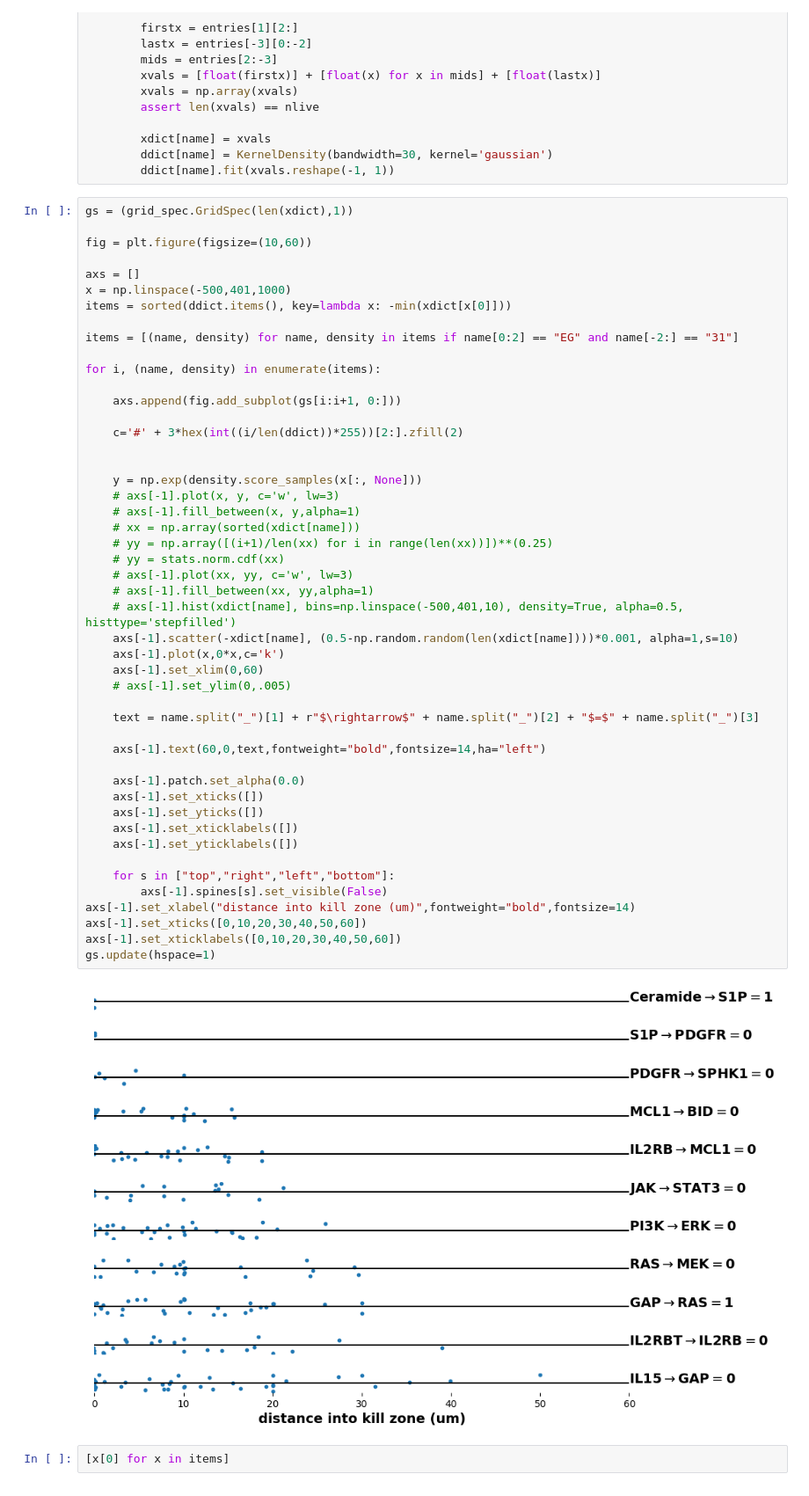
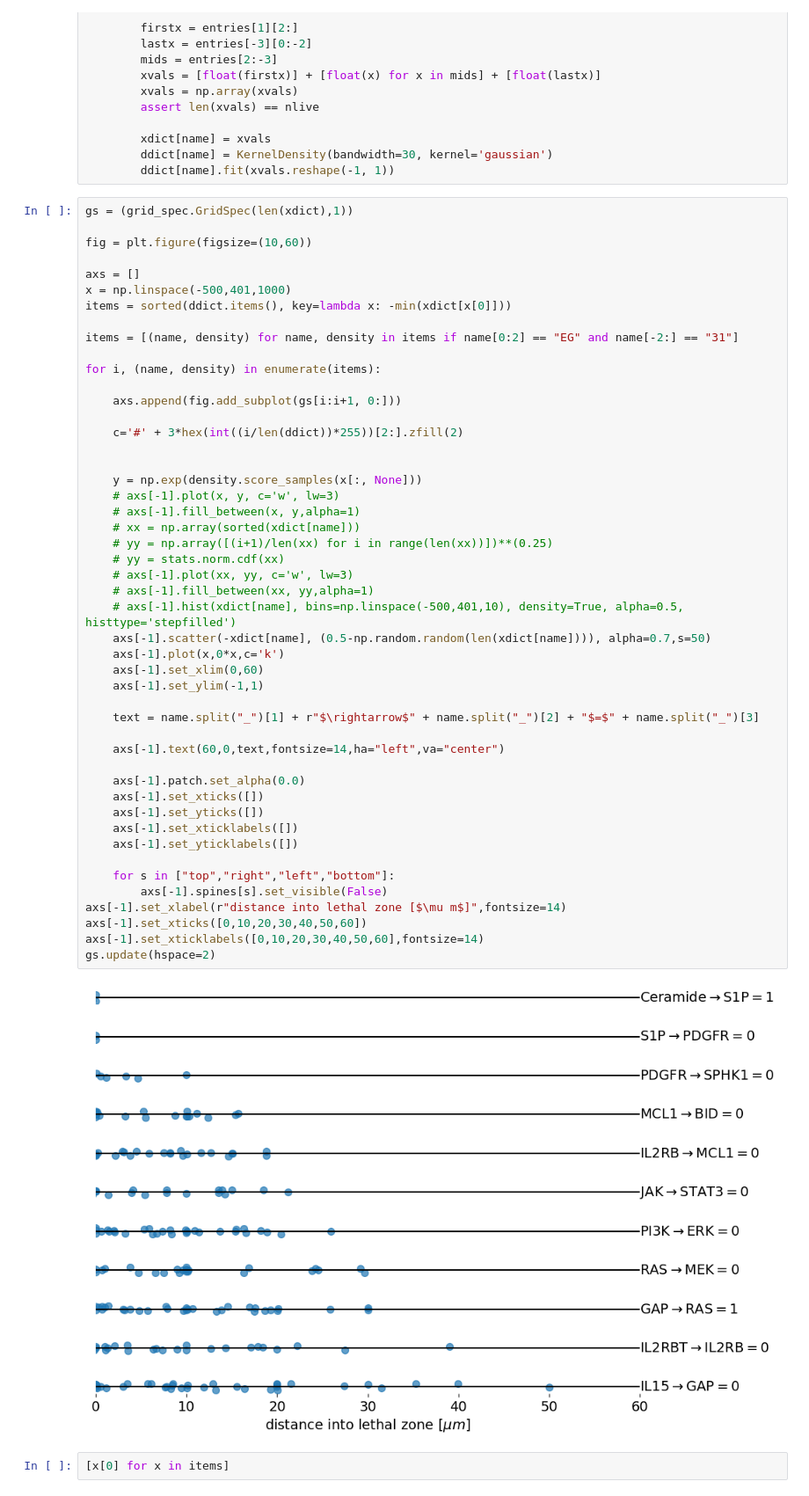
Before and after one commit to johnmetzcar/PhysiLab, a Jupyter notebook: scripts/population_density.ipynb, the cells around one changed output. Shown at 88% size. Drawn from its saved outputs; the diff is of its cells as text.

Commit message:
refined plot

```diff
--- a/scripts/population_density.ipynb
+++ b/scripts/population_density.ipynb
@@ -44,40 +44,40 @@ for i, (name, density) in enumerate(items):
     axs.append(fig.add_subplot(gs[i:i+1, 0:]))
 
     c='#' + 3*hex(int((i/len(ddict))*255))[2:].zfill(2)
 
 
     y = np.exp(density.score_samples(x[:, None]))
     # axs[-1].plot(x, y, c='w', lw=3)
     # axs[-1].fill_between(x, y,alpha=1)
     # xx = np.array(sorted(xdict[name]))
     # yy = np.array([(i+1)/len(xx) for i in range(len(xx))])**(0.25)
     # yy = stats.norm.cdf(xx)
     # axs[-1].plot(xx, yy, c='w', lw=3)
     # axs[-1].fill_between(xx, yy,alpha=1)
     # axs[-1].hist(xdict[name], bins=np.linspace(-500,401,10), density=True, alpha=0.5, histtype='stepfilled')
-    axs[-1].scatter(-xdict[name], (0.5-np.random.random(len(xdict[name])))*0.001, alpha=1,s=10)
+    axs[-1].scatter(-xdict[name], (0.5-np.random.random(len(xdict[name]))), alpha=0.7,s=50)
     axs[-1].plot(x,0*x,c='k')
     axs[-1].set_xlim(0,60)
-    # axs[-1].set_ylim(0,.005)
+    axs[-1].set_ylim(-1,1)
 
     text = name.split("_")[1] + r"$\rightarrow$" + name.split("_")[2] + "$=$" + name.split("_")[3]
 
-    axs[-1].text(60,0,text,fontweight="bold",fontsize=14,ha="left")
+    axs[-1].text(60,0,text,fontsize=14,ha="left",va="center")
 
     axs[-1].patch.set_alpha(0.0)
     axs[-1].set_xticks([])
     axs[-1].set_yticks([])
     axs[-1].set_xticklabels([])
     axs[-1].set_yticklabels([])
 
     for s in ["top","right","left","bottom"]:
         axs[-1].spines[s].set_visible(False)
-axs[-1].set_xlabel("distance into kill zone (um)",fontweight="bold",fontsize=14)
+axs[-1].set_xlabel(r"distance into lethal zone [$\mu m$]",fontsize=14)
 axs[-1].set_xticks([0,10,20,30,40,50,60])
-axs[-1].set_xticklabels([0,10,20,30,40,50,60])
-gs.update(hspace=1)
+axs[-1].set_xticklabels([0,10,20,30,40,50,60],fontsize=14)
+gs.update(hspace=2)
 # %% [output]
-[figure, old version]
+[figure, new version]
 # %%
 [x[0] for x in items]
 # %% [output]
```
